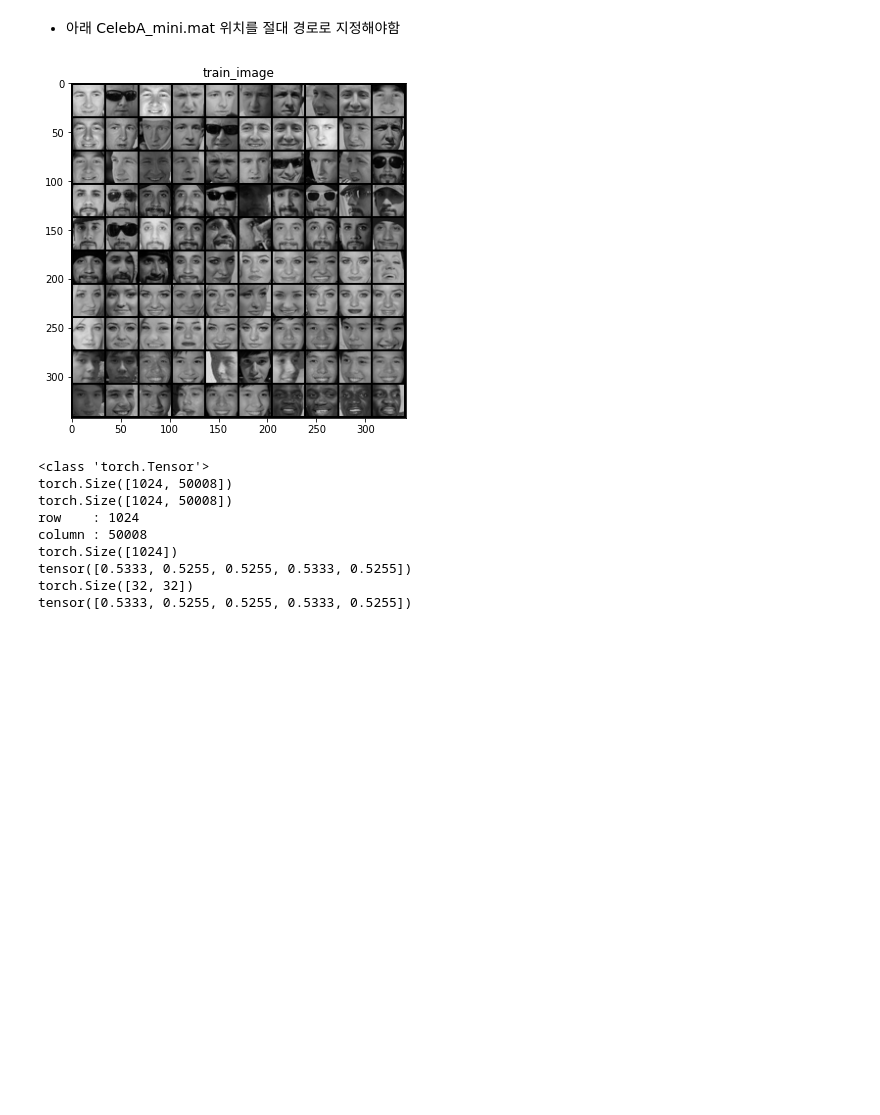
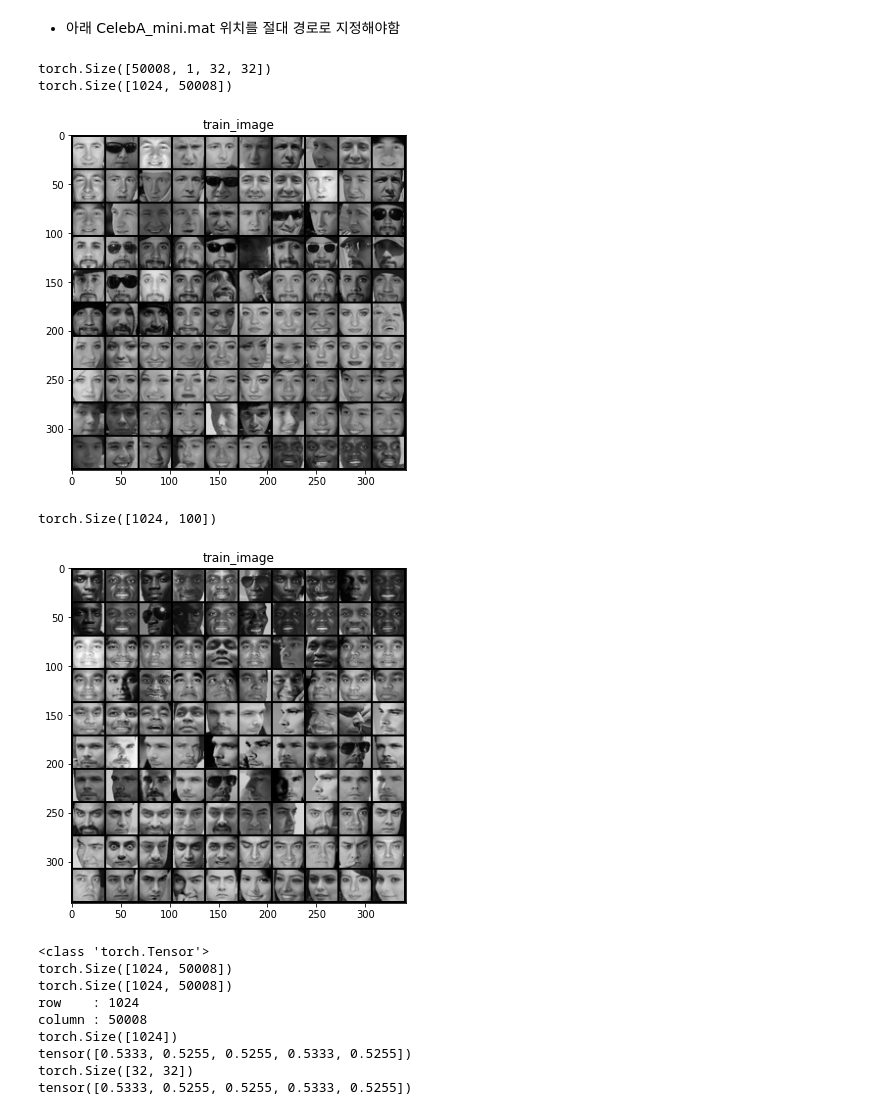
Before and after one commit to jaejungscene/Data-Mining, a Jupyter notebook: 08_Dimensionality-Reduction/PCA-to-images.ipynb, the cells around one changed output. Cells and saved outputs as stored; diff of their text form; code cells hidden in the pictures; blank space fills up the shorter version.

```diff
--- a/08_Dimensionality-Reduction/PCA-to-images.ipynb
+++ b/08_Dimensionality-Reduction/PCA-to-images.ipynb
@@ -91,7 +91,9 @@ test_image = mat['test_image']
 #train_label = np.int16(train_label)
 #train_label = torch.from_numpy(train_label)
 train_image = torch.Tensor(list(train_image))
+print(train_image.shape)
 train_image, _, _, _ = cell2vec(train_image)
+print(train_image.shape)
 #train_attr = torch.from_numpy(np.int16(train_attr))
 
 test_image = torch.Tensor(list(test_image))
@@ -100,7 +102,15 @@ test_image, _, _, _ = cell2vec(test_image)
 
 showImage(train_image, "train_image")
 # %% [output]
+torch.Size([50008, 1, 32, 32])
+torch.Size([1024, 50008])
 [figure]
+# %%
+print(train_image[:,100:200].shape)
+showImage(train_image[:,100:200], "train_image")
+# %% [output]
+torch.Size([1024, 100])
+[figure, added]
 # %%
 #### my test!! ####
 
```
Also changed, not shown: parts of 1 cell of this notebook, 1 other file.
